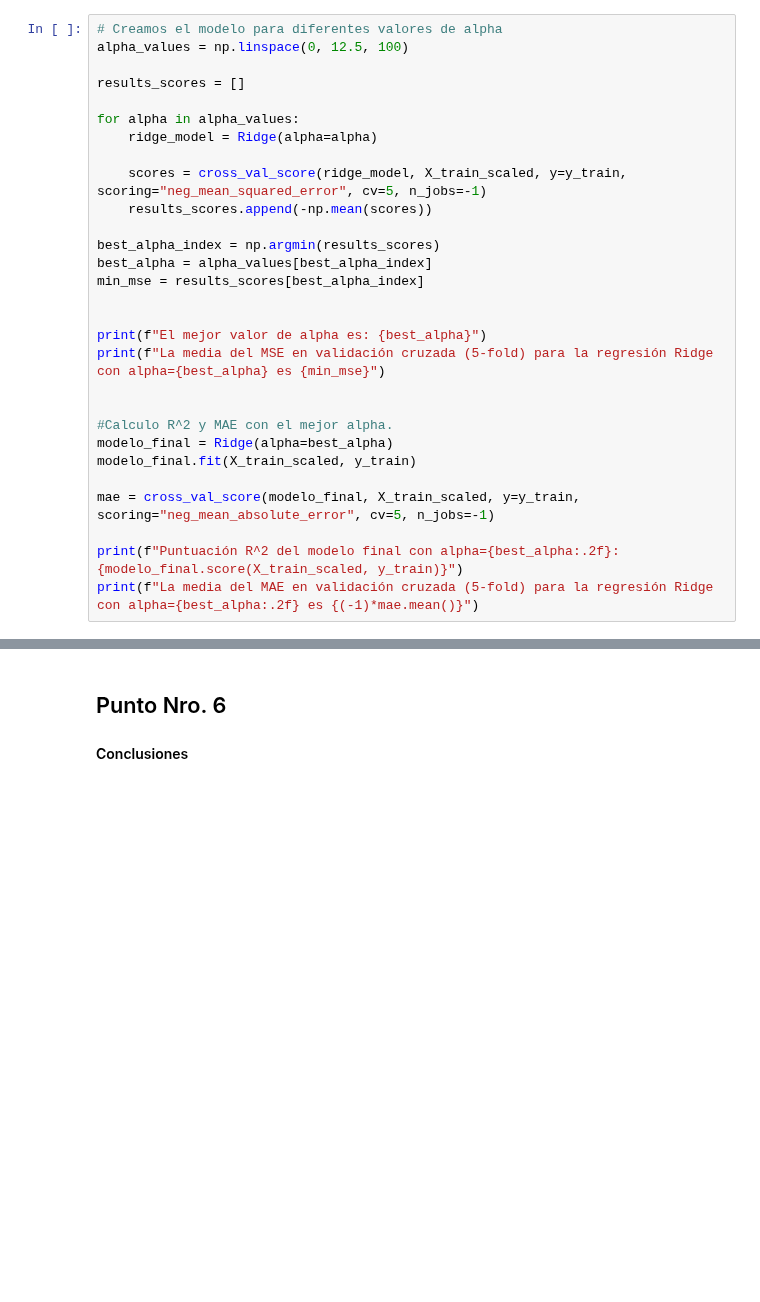
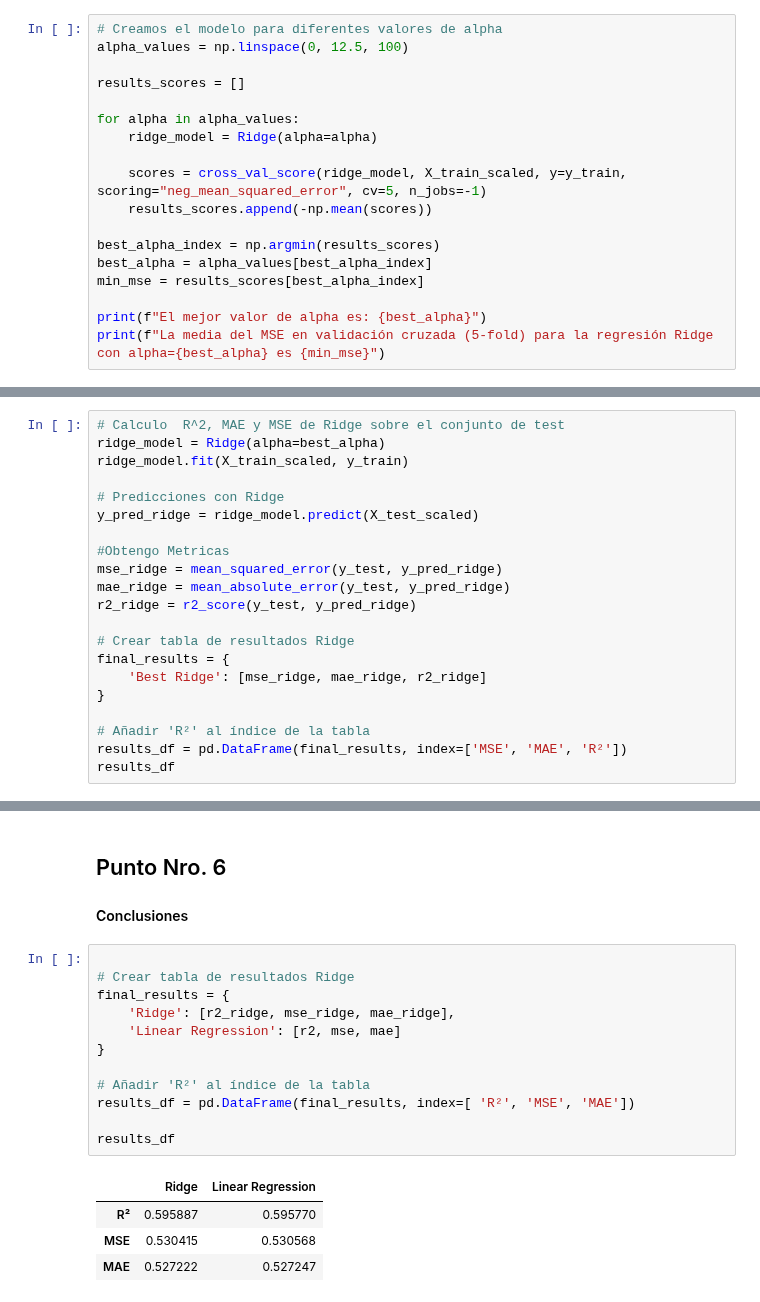
Before and after one commit to amaglione/CEIA-Regresion, a Jupyter notebook: tp2-regresion.ipynb, the cells around one changed output, grey strips where cells are left out. Saved outputs shown, nothing was run; the diff lists cells and outputs as text; blank space fills up the shorter version.

Commit message:
Version Corregida Resutlados de Ridge - Agrego Tabla comparativa

```diff
--- a/tp2-regresion.ipynb
+++ b/tp2-regresion.ipynb
@@ -242,19 +242,8 @@ best_alpha_index = np.argmin(results_scores)
 best_alpha = alpha_values[best_alpha_index]
 min_mse = results_scores[best_alpha_index]
 
-
 print(f"El mejor valor de alpha es: {best_alpha}")
 print(f"La media del MSE en validación cruzada (5-fold) para la regresión Ridge con alpha={best_alpha} es {min_mse}")
-
-
-#Calculo R^2 y MAE con el mejor alpha.
-modelo_final = Ridge(alpha=best_alpha)
-modelo_final.fit(X_train_scaled, y_train)
-
-mae = cross_val_score(modelo_final, X_train_scaled, y=y_train, scoring="neg_mean_absolute_error", cv=5, n_jobs=-1)
-
-print(f"Puntuación R^2 del modelo final con alpha={best_alpha:.2f}: {modelo_final.score(X_train_scaled, y_train)}")
-print(f"La media del MAE en validación cruzada (5-fold) para la regresión Ridge con alpha={best_alpha:.2f} es {(-1)*mae.mean()}")
 # %% [output]
 El mejor valor de alpha es: 6.565656565656566
 La media del MSE en validación cruzada (5-fold) para la regresión Ridge con alpha=6.565656565656566 es 0.5268175765319489
@@ -275,3 +262,24 @@ print(f"El punto más bajo de la curva se encuentra en alpha={best_alpha:.2f}, c
 # %% [output]
 El punto más bajo de la curva se encuentra en alpha=6.57, con un MSE de 0.5268.
 [figure]
+# %%
+# Calculo  R^2, MAE y MSE de Ridge sobre el conjunto de test
+ridge_model = Ridge(alpha=best_alpha)
+ridge_model.fit(X_train_scaled, y_train)
+
+# Predicciones con Ridge
+y_pred_ridge = ridge_model.predict(X_test_scaled)
+
+#Obtengo Metricas
+mse_ridge = mean_squared_error(y_test, y_pred_ridge)
+mae_ridge = mean_absolute_error(y_test, y_pred_ridge)
+r2_ridge = r2_score(y_test, y_pred_ridge)
+
+# Crear tabla de resultados Ridge
+final_results = {
+    'Best Ridge': [mse_ridge, mae_ridge, r2_ridge]
+}
+
+# Añadir 'R²' al índice de la tabla
+results_df = pd.DataFrame(final_results, index=['MSE', 'MAE', 'R²'])
+results_df
@@ -278,4 +291,21 @@ El punto más bajo de la curva se encuentra en alpha=6.57, con un MSE de 0.5268.
 # %% [markdown]
 ## Punto Nro. 6
 #### Conclusiones
+# %%
+
+# Crear tabla de resultados Ridge
+final_results = {
+    'Ridge': [r2_ridge, mse_ridge, mae_ridge],
+    'Linear Regression': [r2, mse, mae]
+}
+
+# Añadir 'R²' al índice de la tabla
+results_df = pd.DataFrame(final_results, index=[ 'R²', 'MSE', 'MAE'])
+
+results_df
+# %% [output]
+|  | Ridge | Linear Regression |
+| R² | 0.595887 | 0.595770 |
+| MSE | 0.530415 | 0.530568 |
+| MAE | 0.527222 | 0.527247 |
 # %% [markdown]
```
Also changed, not shown: parts of 4 cells of this notebook.
